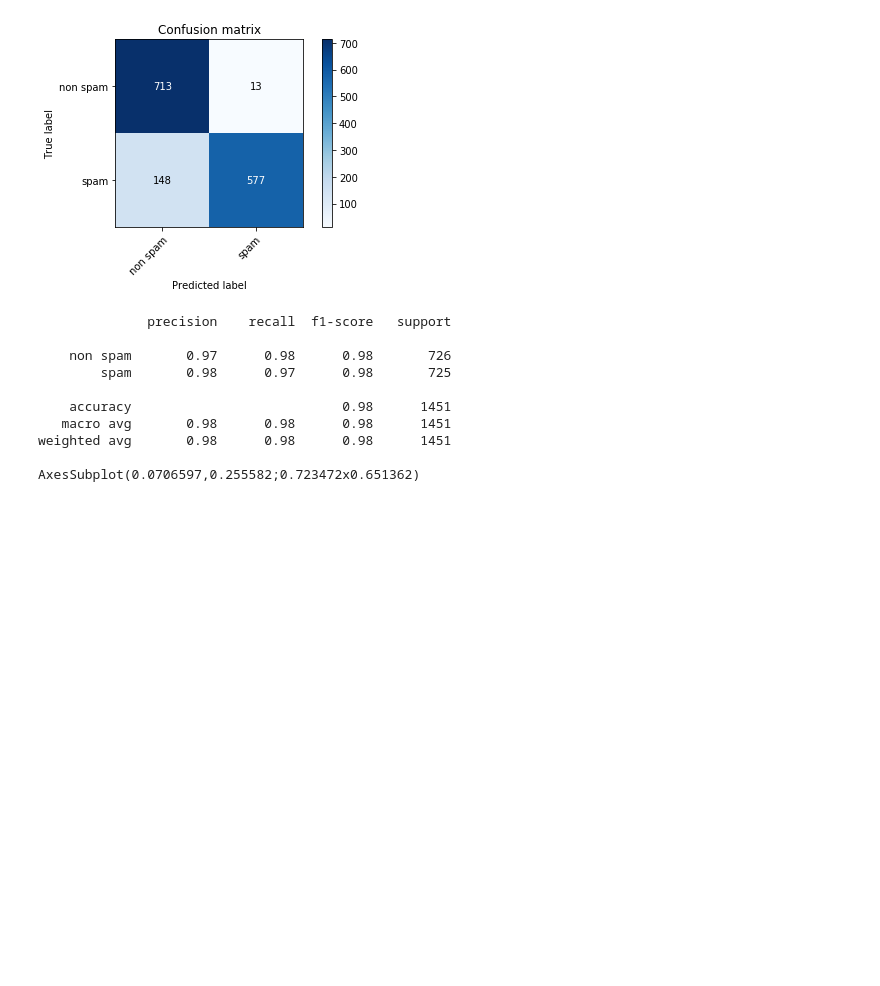
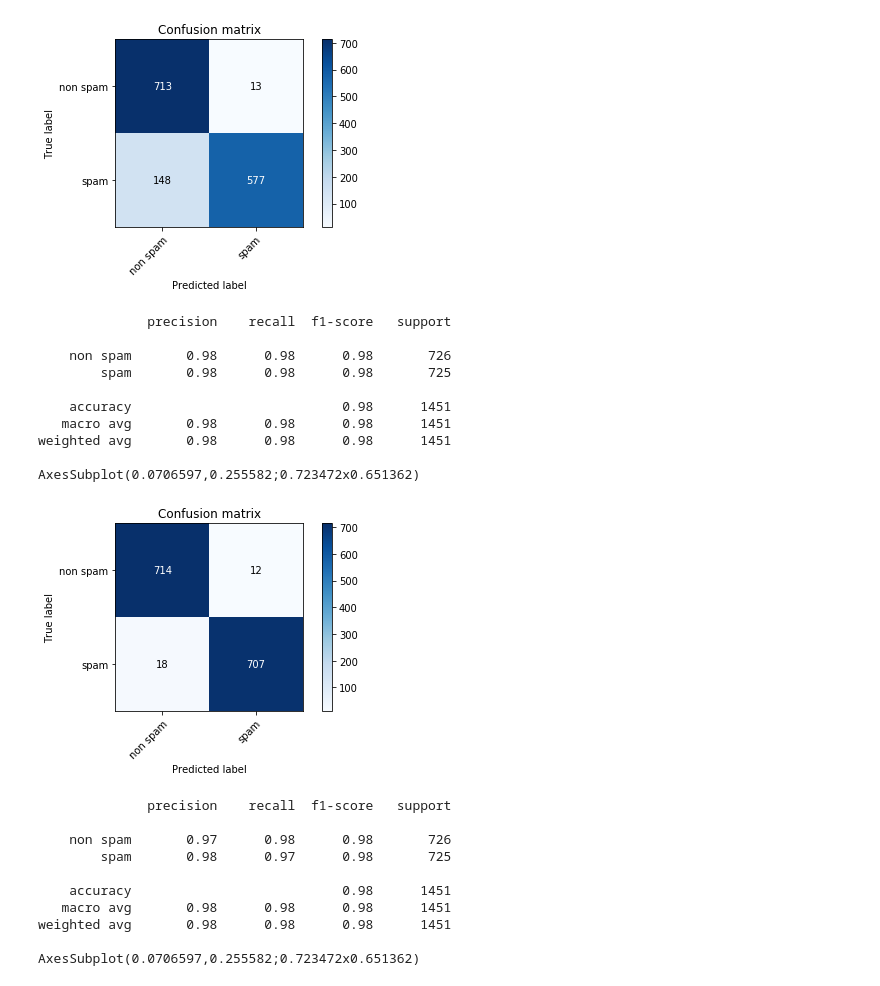
Before and after one commit to lufias69/mycode, a Jupyter notebook: Prediksi/data/Imbalance.ipynb, the cells around one changed output. Saved outputs shown, nothing was run; the diff lists cells and outputs as text; code cells hidden in the pictures; blank space fills up the shorter version.

```diff
--- a/Prediksi/data/Imbalance.ipynb
+++ b/Prediksi/data/Imbalance.ipynb
@@ -295,6 +315,24 @@ weighted avg       0.90      0.89      0.89      1451
 
 AxesSubplot(0.0706597,0.255582;0.723472x0.651362)
 [figure]
+# %%
+y_pred = nbc_bin.predict_(np.array(komentar2))
+target_names = list(set(y_true))
+print(classification_report(y_true, y_pred))
+print(plot.plot_confusion_matrix(y_true,y_pred))
+del y_pred
+# %% [output]
+              precision    recall  f1-score   support
+
+    non spam       0.98      0.98      0.98       726
+        spam       0.98      0.98      0.98       725
+
+    accuracy                           0.98      1451
+   macro avg       0.98      0.98      0.98      1451
+weighted avg       0.98      0.98      0.98      1451
+
+AxesSubplot(0.0706597,0.255582;0.723472x0.651362)
+[figure, added]
 # %%
 y_pred = nbc_bin.predict(np.array(komentar2))
 target_names = list(set(y_true))
```
Also changed, not shown: parts of 2 cells of this notebook, 2 other files.
